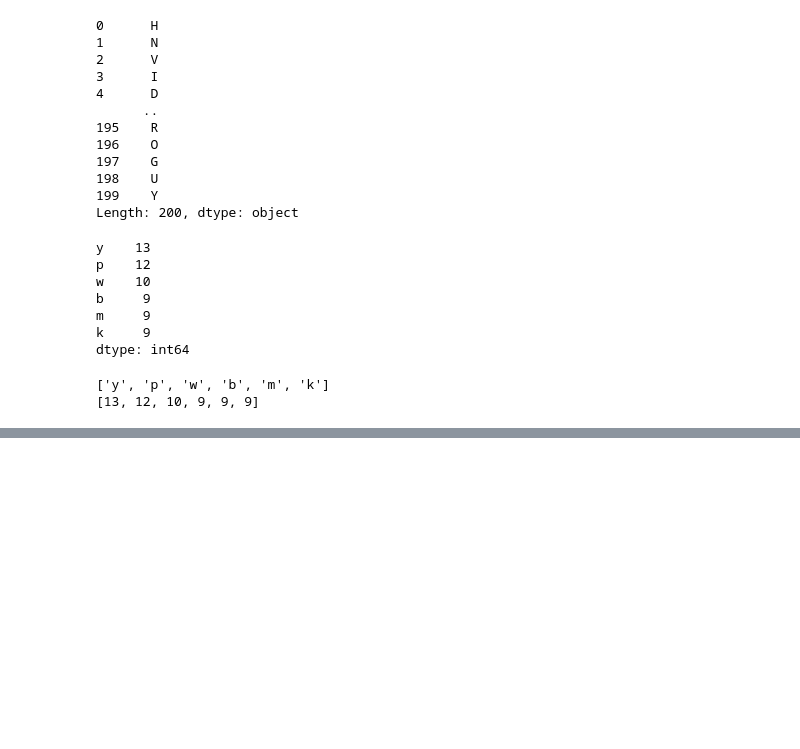
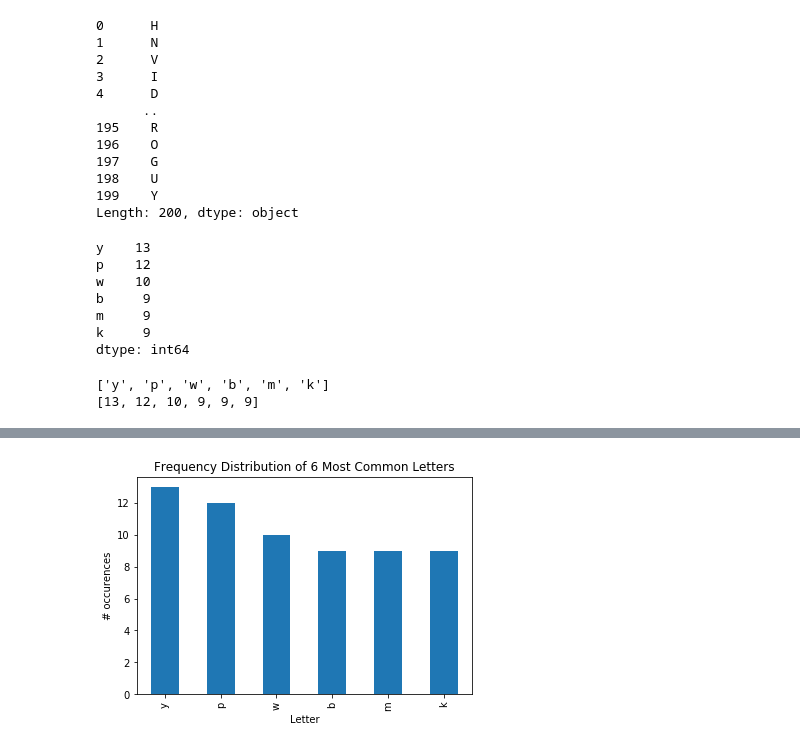
Before and after one commit to CodeupClassroom/curie-python-exercises, a Jupyter notebook: 4.8.4.2_pandas_series.ipynb, the cells around one changed output, grey strips where cells are left out. Saved outputs shown, nothing was run; the diff lists cells and outputs as text; code cells hidden in the pictures; blank space fills up the shorter version.

```diff
--- a/4.8.4.2_pandas_series.ipynb
+++ b/4.8.4.2_pandas_series.ipynb
@@ -494,0 +499,10 @@ plt.show()
+# %%
+plt.title("Frequency Distribution of 6 Most Common Letters")
+plt.ylabel("# occurences")
+plt.xlabel("Letter")
+
+# One line!
+letters.value_counts().nlargest(6).plot.bar()
+plt.show()
+# %% [output]
+[figure, added]
```
Also changed, not shown: parts of 7 cells of this notebook.
